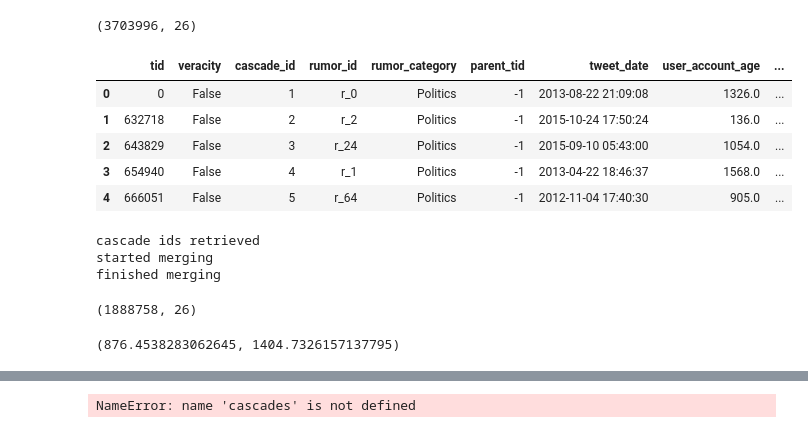
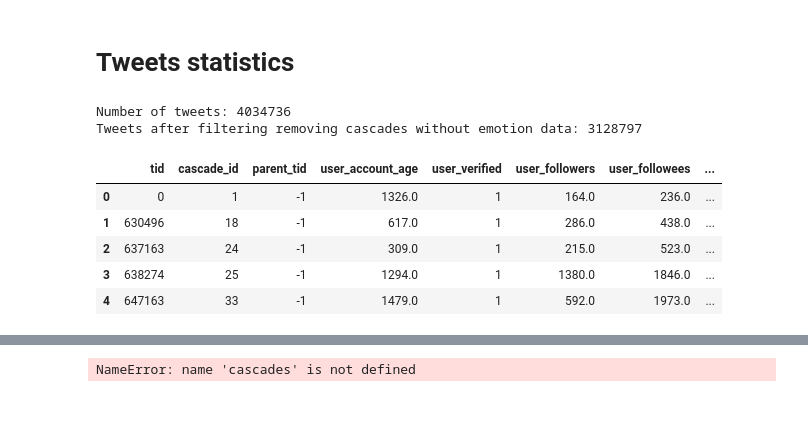
Before and after one commit to remo48/ViralityPrediction, a Jupyter notebook: notebooks/cascade_statistics.ipynb, the cells around one changed output, grey strips where cells are left out. Cells and saved outputs as stored; diff of their text form; code cells hidden in the pictures.

```diff
--- a/notebooks/cascade_statistics.ipynb
+++ b/notebooks/cascade_statistics.ipynb
@@ -21,7 +14,8 @@ Using backend: pytorch
 # %%
 lower_threshold = 100
 upper_threshold = 10000
-verbose = True
+
+data_dir = '../data/'
 
 to_encode = ['user_followers_log',
             'user_followees_log',
@@ -41,5 +35,3 @@ to_group = ['user_followers',
     		'user_account_age',
     		'user_engagement',
     		'retweet_delay']
-
-pd.set_option('display.max_columns', 30)
@@ -134,37 +38,21 @@ def to_grouped(df, to_group):
-# %%
-tweets = pd.read_csv('../data/tweets.csv')
-print(tweets.shape)
-# %% [output]
-(3703996, 26)
+# %% [markdown]
+# Tweets statistics
+# %%
+tweets = pd.read_csv(data_dir + 'tweets.csv')
+print(f"Number of tweets: {tweets.shape[0]}")
+
+emos = pd.read_csv(data_dir + 'emotions.csv')
+tweets = pd.merge(tweets, emos[['cascade_id']], how = 'inner')
+print(f"Tweets after filtering removing cascades without emotion data: {tweets.shape[0]}")
+# %% [output]
+Number of tweets: 4034736
+Tweets after filtering removing cascades without emotion data: 3128797
 # %%
-tweets.head()
+tweets.head(5)
 # %% [output]
-|  | tid | veracity | cascade_id | rumor_id | rumor_category | parent_tid | tweet_date | user_account_age | ... |
-| 0 | 0 | False | 1 | r_0 | Politics | -1 | 2013-08-22 21:09:08 | 1326.0 | ... |
-| 1 | 632718 | False | 2 | r_2 | Politics | -1 | 2015-10-24 17:50:24 | 136.0 | ... |
-| 2 | 643829 | False | 3 | r_24 | Politics | -1 | 2015-09-10 05:43:00 | 1054.0 | ... |
-| 3 | 654940 | False | 4 | r_1 | Politics | -1 | 2013-04-22 18:46:37 | 1568.0 | ... |
-| 4 | 666051 | False | 5 | r_64 | Politics | -1 | 2012-11-04 17:40:30 | 905.0 | ... |
+|  | tid | cascade_id | parent_tid | user_account_age | user_verified | user_followers | user_followees | ... |
+| 0 | 0 | 1 | -1 | 1326.0 | 1 | 164.0 | 236.0 | ... |
+| 1 | 630496 | 18 | -1 | 617.0 | 1 | 286.0 | 438.0 | ... |
+| 2 | 637163 | 24 | -1 | 309.0 | 1 | 215.0 | 523.0 | ... |
+| 3 | 638274 | 25 | -1 | 1294.0 | 1 | 1380.0 | 1846.0 | ... |
+| 4 | 647163 | 33 | -1 | 1479.0 | 1 | 592.0 | 1973.0 | ... |
-# %%
-if lower_threshold != -1 and upper_threshold != -1:
-    cascade_ids = [k for k, v in Counter(tweets.cascade_id).items() if v >= lower_threshold and v < upper_threshold]
-    vprint('cascade ids retrieved')
-    sieve = pd.DataFrame({'cascade_id':cascade_ids})
-    vprint('started merging')
-    tweets = pd.merge(sieve, tweets, how = 'left', on = 'cascade_id')
-    vprint('finished merging')
-# %% [output]
-cascade ids retrieved
-started merging
-finished merging
-# %%
-df_emo = pd.read_csv('../data/emotions.csv')
-tweets = pd.merge(tweets, df_emo[['cascade_id']], how = 'inner')
-print(tweets.shape)
-# %% [output]
-(1888758, 26)
-# %%
-d = tweets.groupby('cascade_id').agg({'tid':'count'}).reset_index()
-(d.tid.mean(), np.std(d.tid))
-# %% [output]
-(876.4538283062645, 1404.7326157137795)
```
Also changed, not shown: parts of 10 cells of this notebook, 5 other files.
